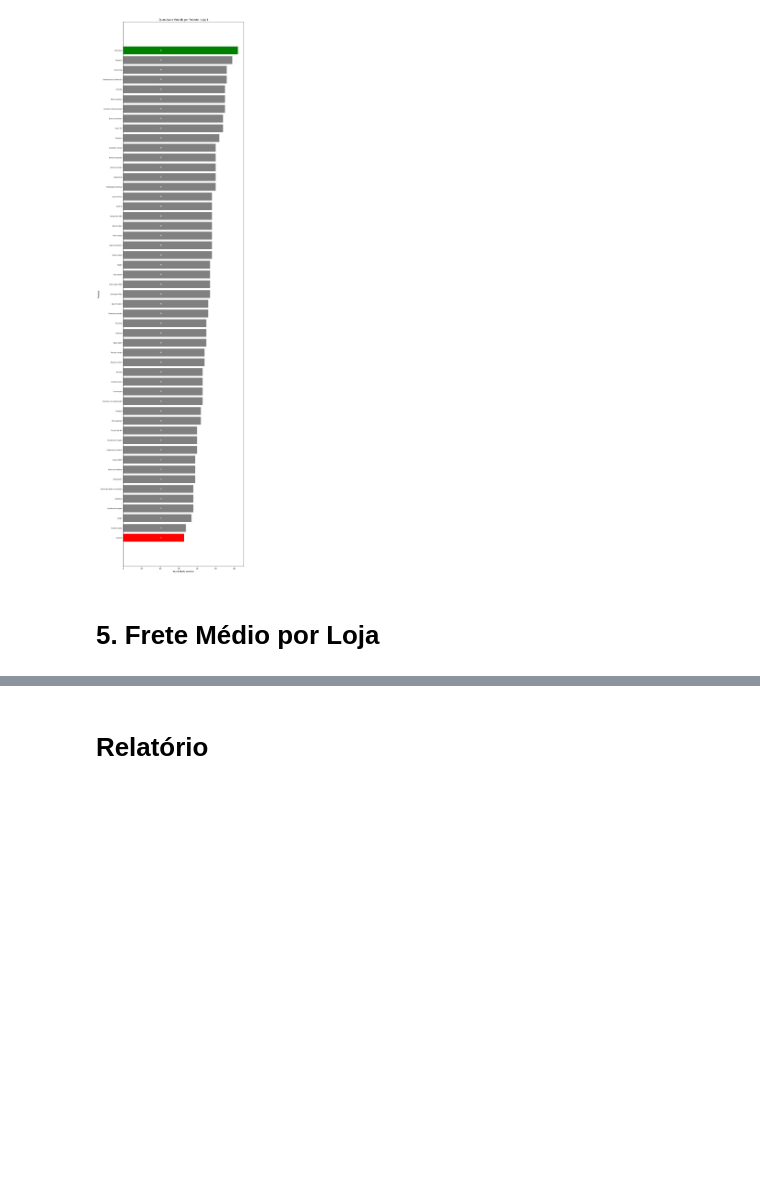
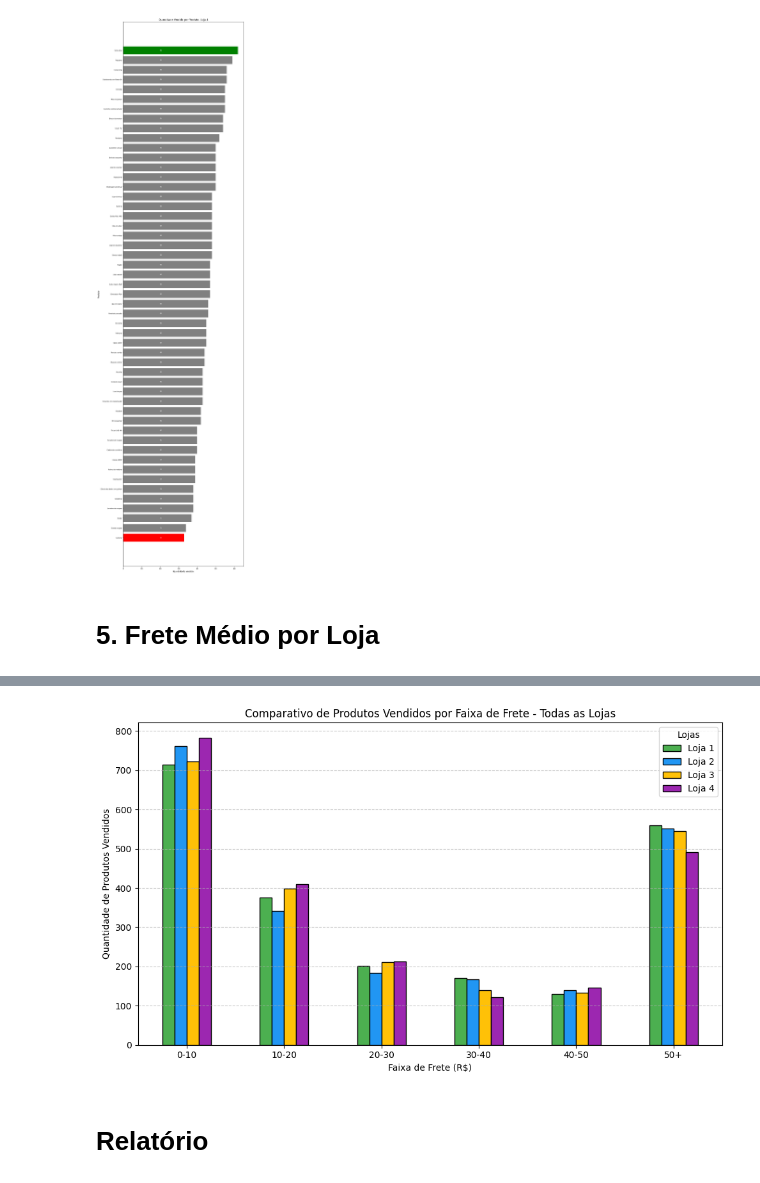
Before and after one commit to TyrGunllod/alura_store, a Jupyter notebook: AluraStoreBr.ipynb, the cells around one changed output, grey strips where cells are left out. Saved outputs shown, nothing was run; the diff lists cells and outputs as text; code cells hidden in the pictures; blank space fills up the shorter version.

Commit message:
melhorias na parte do frete

```diff
--- a/AluraStoreBr.ipynb
+++ b/AluraStoreBr.ipynb
@@ -379,16 +363,0 @@ Custo do frete médio da loja 4: R$31.28
-# %%
-# ==============================================
-# ANÁLISE DO FRETE MÉDIO POR LOJA
-# ==============================================
-
-# 1. Lista para armazenar o valor médio do frete de cada loja
-frete_medio = []
-
-# 2. Loop para calcular a média da coluna "Frete" em cada loja
-for i in range(len(lojas)):
-    # Usa a função definida anteriormente para calcular a média do frete
-    frete_medio.append(media_por_coluna(lojas[i], 'Frete'))
-
-# 3. Exibe o valor médio do frete para cada loja
-for i, media in enumerate(frete_medio, start=1):
-    print(f'Custo do frete médio da loja {i}: R${media:.2f}')
@@ -437,3 +434,58 @@ plt.show()
+# %%
+# Define faixas e rótulos
+bins = [0, 10, 20, 30, 40, 50, float('inf')]
+labels = ['0-10', '10-20', '20-30', '30-40', '40-50', '50+']
+
+# Dicionário para armazenar os dados de todas as lojas
+dados_comparativos = {}
+
+# Processa cada loja
+for i, loja in enumerate(lojas, start=1):
+    # Filtra fretes maiores que 0 e cria cópia segura
+    dados_filtrados = loja[loja['Frete'] > 0].copy()
+
+    # Cria coluna de faixa de frete
+    dados_filtrados['Faixa de Frete'] = pd.cut(
+        dados_filtrados['Frete'],
+        bins=bins,
+        labels=labels,
+        right=False
+    )
+
+    # Conta produtos por faixa, garante a ordem
+    produtos_por_faixa = dados_filtrados['Faixa de Frete'].value_counts().reindex(labels)
+
+    # Salva no dicionário com o nome da loja
+    dados_comparativos[f'Loja {i}'] = produtos_por_faixa
+
+# Converte para DataFrame
+df_comparativo = pd.DataFrame(dados_comparativos)
+
+# ==============================================
+# GERA O GRÁFICO COMPARATIVO
+# ==============================================
+
+# Define cores para as barras
+cores = ['#4CAF50', '#2196F3', '#FFC107', '#9C27B0']
+
+# Cria gráfico de barras agrupadas
+df_comparativo.plot(
+    kind='bar',
+    figsize=(10, 6),
+    color=cores,
+    edgecolor='black'
+)
+
+# Ajustes de rótulos e estilo
+plt.title('Comparativo de Produtos Vendidos por Faixa de Frete - Todas as Lojas')
+plt.xlabel('Faixa de Frete (R$)')
+plt.ylabel('Quantidade de Produtos Vendidos')
+plt.xticks(rotation=0)
+plt.grid(axis='y', linestyle='--', alpha=0.7)
+plt.legend(title='Lojas')
+plt.tight_layout()
+# %% [output]
+[figure, added]
 # %% [markdown]
 # Relatório
 # %% [markdown]
```
Also changed, not shown: parts of 5 cells of this notebook.
